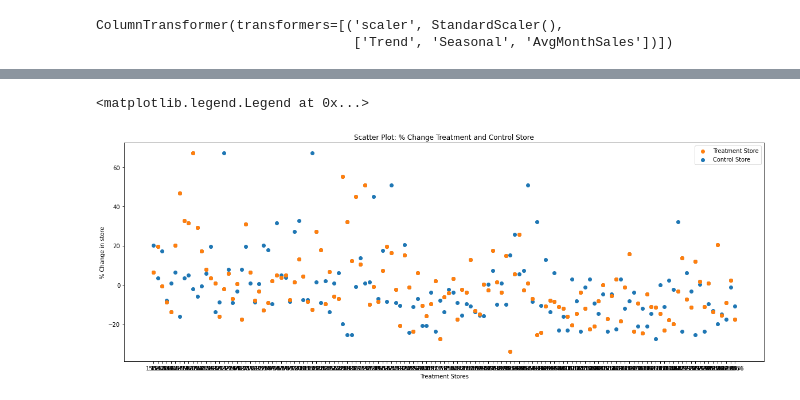
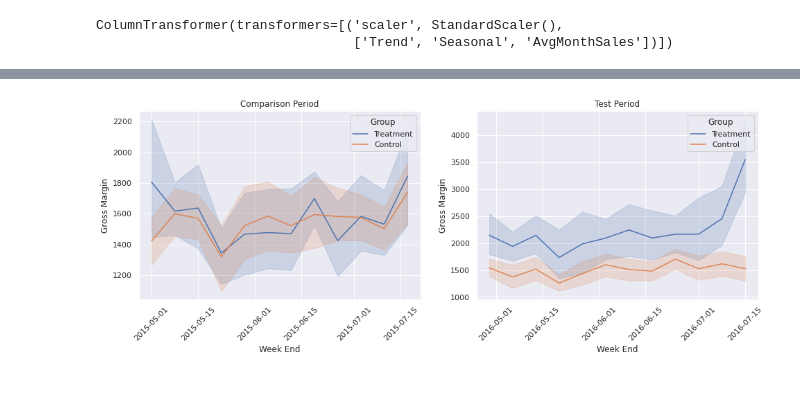
Before and after one commit to epythonlab/Predictive-analytics-for-business, a Jupyter notebook: A New Menu Launch/Menu Launch.ipynb, the cells around one changed output, grey strips where cells are left out. Cells and saved outputs as stored; diff of their text form; code cells hidden in the pictures.

```diff
--- a/A New Menu Launch/Menu Launch.ipynb
+++ b/A New Menu Launch/Menu Launch.ipynb
@@ -453,5 +457,5 @@ def get_matched_pairs(region_control_data, region_treatment_data):
     return pd.DataFrame(_x, columns=_columns)
 # %%
 # Find Matched Stores for Central and West Region
-stores_matched_west = get_matched_pairs(pre_control_west, pre_treatment_west)
-stores_matched_central = get_matched_pairs(pre_control_central, pre_treatment_central)
+stores_matched_west = get_matching_pairs(pre_control_west, pre_treatment_west)
+stores_matched_central = get_matching_pairs(pre_control_central, pre_treatment_central)
@@ -466,0 +462,7 @@ pd.concat([stores_matched_central, stores_matched_west])[['Treatment StoreID', '
+# %%
+# Matched Stores with store ID's in both west and central region
+matched_df = pd.concat([stores_matched_central, stores_matched_west])[['Treatment StoreID', 'Control StoreID']]
+matched_pair = matched_df.groupby('Treatment StoreID')['Control StoreID'].apply(lambda x: pd.Series(list(x))).unstack()
+matched_pair.rename(columns={0:'Control Store 1', 1:'Control Store 2'}, inplace=True)
+matched_pair.reset_index(level=0, inplace=True)
+matched_pair
@@ -539,28 +531,31 @@ Overall Lift: -1.8052289124261045
-# %%
-# Visualazation of treatment and control change
-
-# hack x axis to show treatment store ID
-# encode treatment start with 1
-x = {}
-for i, id in enumerate(w_c_merge['Treatment StoreID'].unique()):
-    x[id] = i+1
-y = w_c_merge['Treatment StoreID'].replace(x)
-w_c_merge['IDX'] = y
-
-plt.rcParams['figure.figsize']=[20, 7]
-# plor scatter with encoded treatment id as x axis
-# scatter for Control Change
-p1 = plt.scatter(x='IDX', y='Control Change', data=w_c_merge)
-# scatter for Treatment Change
-p2 = plt.scatter(x='IDX', y='Treatment Change', data=w_c_merge)
-# show Treatment store ID instead on encoded value
-plt.xticks(w_c_merge['IDX'], w_c_merge['Treatment StoreID'])
-
-plt.xlabel('Treatment Stores')
-plt.ylabel('% Change in store')
-plt.title('Scatter Plot: % Change Treatment and Control Store')
-# show legend for treatment and Control plots
-plt.legend((p2, p1), ('Treatment Store', 'Control Store'))
-# %% [output]
-<matplotlib.legend.Legend at 0x...>
-[figure, removed]
+# %%
+def comparison_df(df1, df2, col1, col):
+    return df1[df1[col1].isin(df2[col])]
+# Treatment and Control comparison before test period
+trt_pre_test = comparison_df(pre_test_data, matched_df, 'StoreID', 'Treatment StoreID')
+ctr_pre_test = comparison_df(pre_test_data, matched_df, 'StoreID', 'Control StoreID')
+
+# Treatment and Control comparison during test period
+trt_post_test = comparison_df(post_test_data, matched_df, 'StoreID', 'Treatment StoreID')
+ctr_post_test = comparison_df(post_test_data, matched_df, 'StoreID', 'Control StoreID')
+# %%
+merged_pre_test = pd.concat([trt_pre_test, ctr_pre_test])
+merged_post_test = pd.concat([trt_post_test, ctr_post_test])
+# %%
+sns.set()
+fig, axes = plt.subplots(ncols=2, figsize=(16, 5))
+# Comparison period
+sns.lineplot(ax = axes[0], data=merged_pre_test, x='Invoice Date', y='Gross Margin',  hue='Group')
+axes[0].set_ylabel('Gross Margin')
+axes[0].set_xlabel('Week End')
+axes[0].set_title('Comparison Period')
+axes[0].tick_params(axis='x', rotation=45)
+# Test period
+sns.lineplot(ax = axes[1], data=merged_post_test, x='Invoice Date', y='Gross Margin',  hue='Group')
+axes[1].set_ylabel('Gross Margin')
+axes[1].set_xlabel('Week End')
+axes[1].set_title('Test Period')
+axes[1].tick_params(axis='x', rotation=45)
+plt.savefig('comparison.png', dpi=300, bbox_inches='tight')
+# %% [output]
+[figure, added]
```
Also changed, not shown: parts of 34 cells of this notebook, 4 other files.
